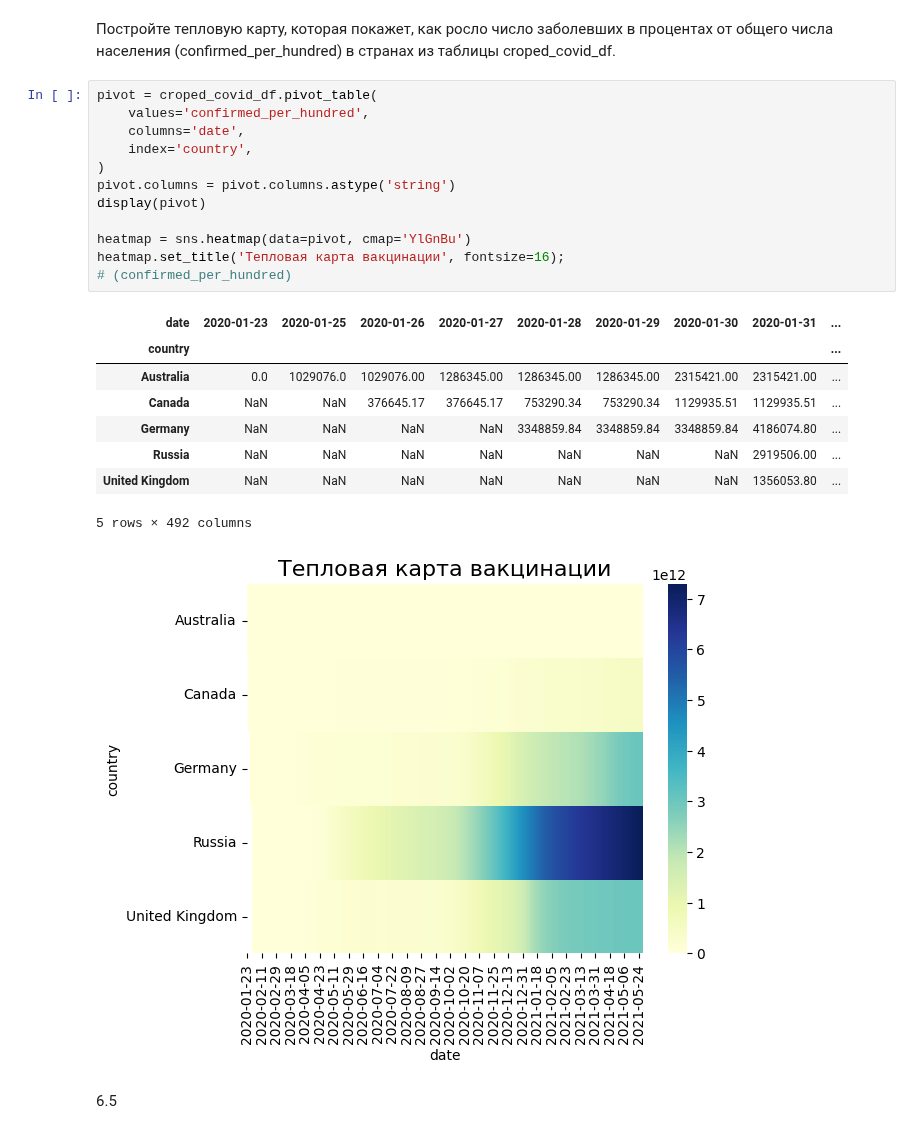
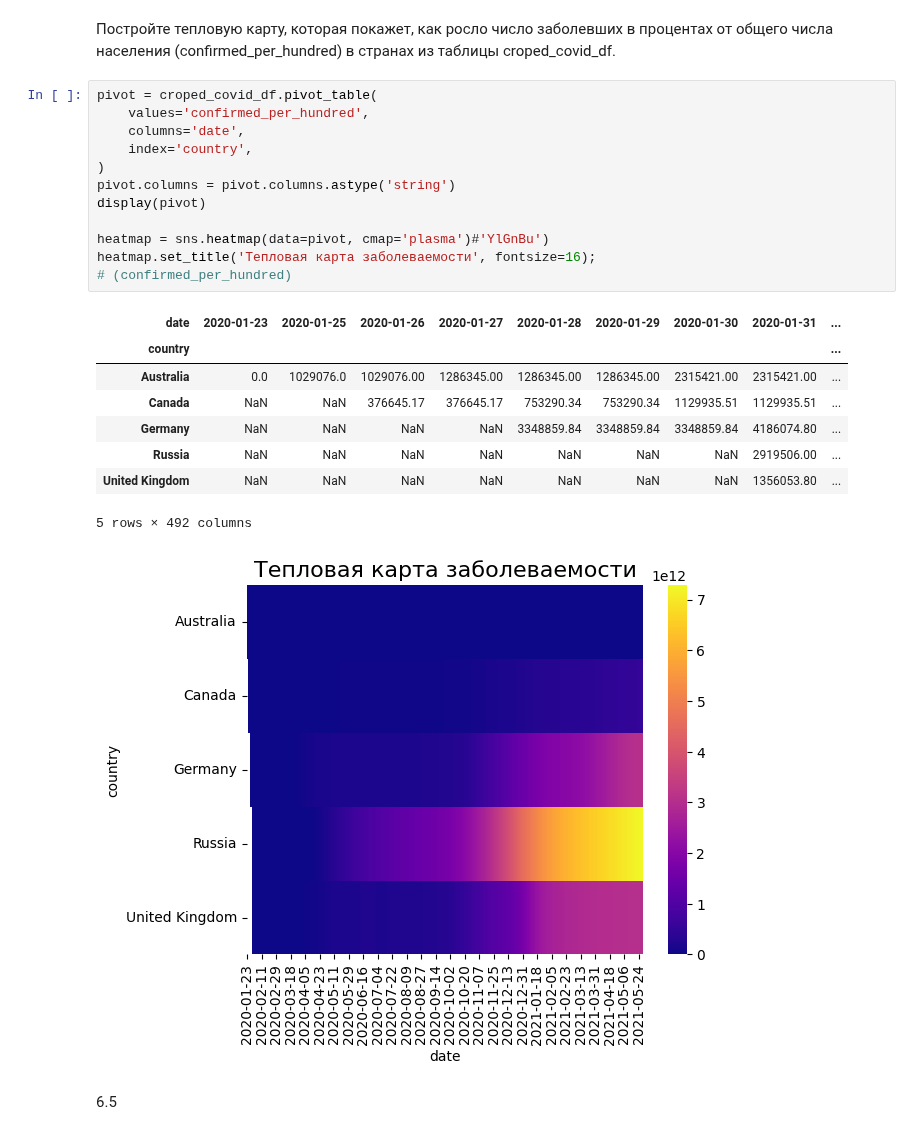
Before and after one commit to GloriTV/Lesson, a Jupyter notebook: Py_13_Visual/lesson_7.ipynb, the cells around one changed output. Drawn from its saved outputs; the diff is of its cells as text.

```diff
--- a/Py_13_Visual/lesson_7.ipynb
+++ b/Py_13_Visual/lesson_7.ipynb
@@ -85,25 +85,25 @@ croped_covid_df['confirmed_per_hundred']=croped_covid_df['confirmed']*croped_cov
 # %%
 pivot = croped_covid_df.pivot_table(
     values='confirmed_per_hundred',
     columns='date',
     index='country',
 )
 pivot.columns = pivot.columns.astype('string')
 display(pivot)
 
-heatmap = sns.heatmap(data=pivot, cmap='YlGnBu')
-heatmap.set_title('Тепловая карта вакцинации', fontsize=16);
+heatmap = sns.heatmap(data=pivot, cmap='plasma')#'YlGnBu')
+heatmap.set_title('Тепловая карта заболеваемости', fontsize=16);
 # (confirmed_per_hundred)
 # %% [output]
 | date | 2020-01-23 | 2020-01-25 | 2020-01-26 | 2020-01-27 | 2020-01-28 | 2020-01-29 | 2020-01-30 | 2020-01-31 | ... |
 | country |  |  |  |  |  |  |  |  | ... |
 | Australia | 0.0 | 1029076.0 | 1029076.00 | 1286345.00 | 1286345.00 | 1286345.00 | 2315421.00 | 2315421.00 | ... |
 | Canada | NaN | NaN | 376645.17 | 376645.17 | 753290.34 | 753290.34 | 1129935.51 | 1129935.51 | ... |
 | Germany | NaN | NaN | NaN | NaN | 3348859.84 | 3348859.84 | 3348859.84 | 4186074.80 | ... |
 | Russia | NaN | NaN | NaN | NaN | NaN | NaN | NaN | 2919506.00 | ... |
 | United Kingdom | NaN | NaN | NaN | NaN | NaN | NaN | NaN | 1356053.80 | ... |
 5 rows × 492 columns
-[figure, old version]
+[figure, new version]
 # %% [markdown]
 6.5
 # %% [markdown]
```
